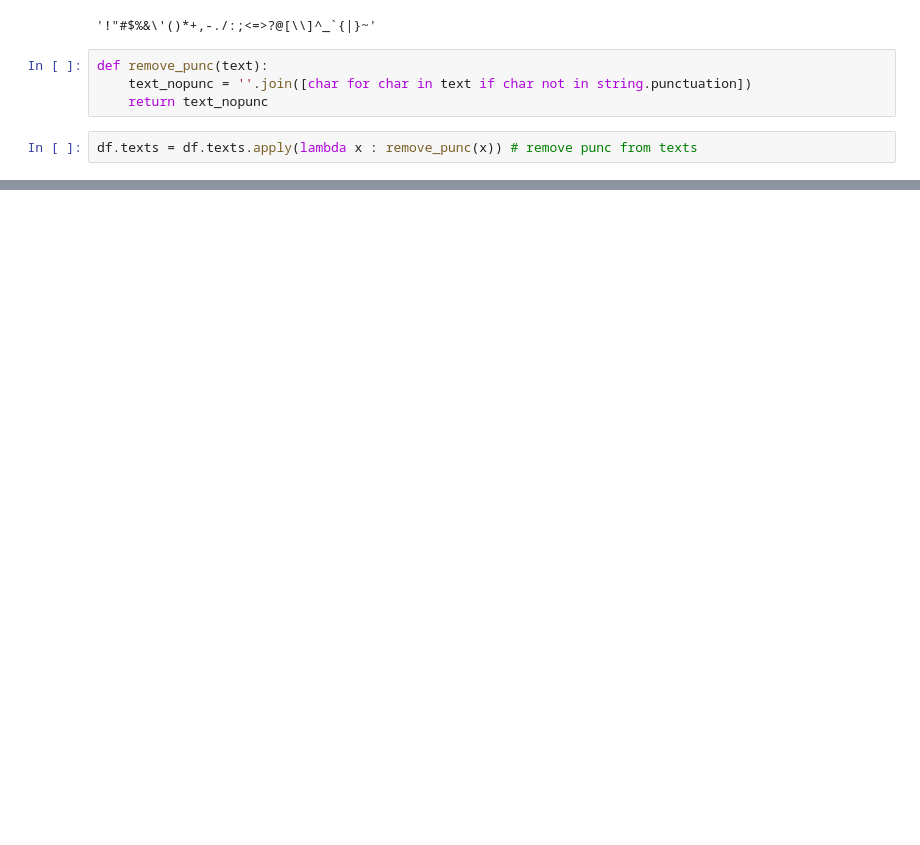
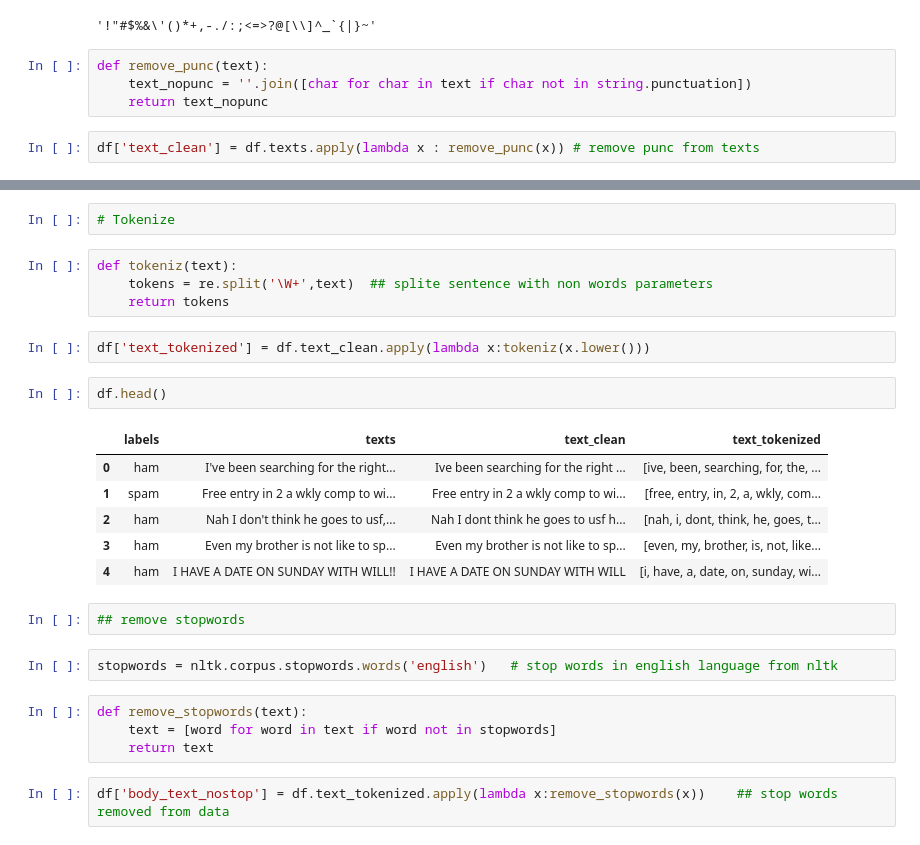
Before and after one commit to ehsansam69/NLP-analyze-, a Jupyter notebook: 1st.ipynb, the cells around one changed output, grey strips where cells are left out. Saved outputs shown, nothing was run; the diff lists cells and outputs as text; blank space fills up the shorter version.

```diff
--- a/1st.ipynb
+++ b/1st.ipynb
@@ -141,5 +142,5 @@ def remove_punc(text):
     text_nopunc = ''.join([char for char in text if char not in string.punctuation])
     return text_nopunc
 # %%
-df.texts = df.texts.apply(lambda x : remove_punc(x)) # remove punc from texts
+df['text_clean'] = df.texts.apply(lambda x : remove_punc(x)) # remove punc from texts
 # %%
@@ -147,2 +148,29 @@ df.texts[0]
 # %% [output]
 'Ive been searching for the right words to thank you for this breather I promise i wont take your help for granted and will fulfil my promise You have been wonderful and a blessing at all times'
+# %%
+# Tokenize
+# %%
+def tokeniz(text):
+    tokens = re.split('\W+',text)  ## splite sentence with non words parameters
+    return tokens
+# %%
+df['text_tokenized'] = df.text_clean.apply(lambda x:tokeniz(x.lower()))
+# %%
+df.head()
+# %% [output]
+|  | labels | texts | text_clean | text_tokenized |
+| 0 | ham | I've been searching for the right... | Ive been searching for the right ... | [ive, been, searching, for, the, ... |
+| 1 | spam | Free entry in 2 a wkly comp to wi... | Free entry in 2 a wkly comp to wi... | [free, entry, in, 2, a, wkly, com... |
+| 2 | ham | Nah I don't think he goes to usf,... | Nah I dont think he goes to usf h... | [nah, i, dont, think, he, goes, t... |
+| 3 | ham | Even my brother is not like to sp... | Even my brother is not like to sp... | [even, my, brother, is, not, like... |
+| 4 | ham | I HAVE A DATE ON SUNDAY WITH WILL!! | I HAVE A DATE ON SUNDAY WITH WILL | [i, have, a, date, on, sunday, wi... |
+# %%
+## remove stopwords
+# %%
+stopwords = nltk.corpus.stopwords.words('english')   # stop words in english language from nltk
+# %%
+def remove_stopwords(text):
+    text = [word for word in text if word not in stopwords]
+    return text
+# %%
+df['body_text_nostop'] = df.text_tokenized.apply(lambda x:remove_stopwords(x))    ## stop words removed from data
```
Also changed, not shown: parts of 3 cells of this notebook.
